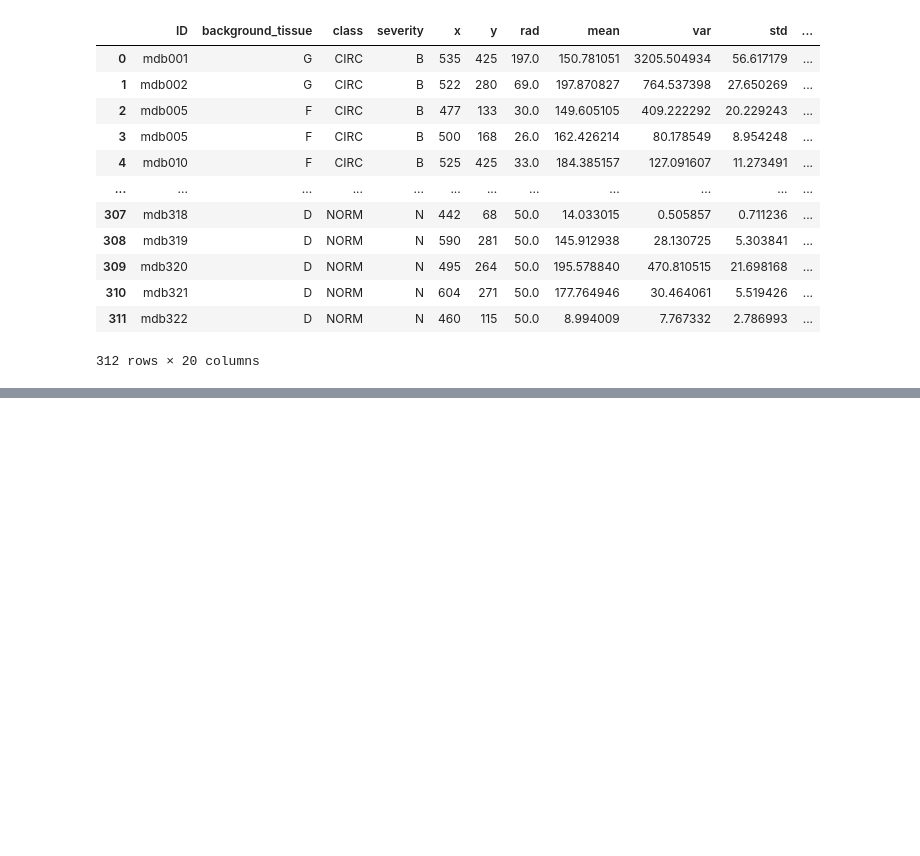
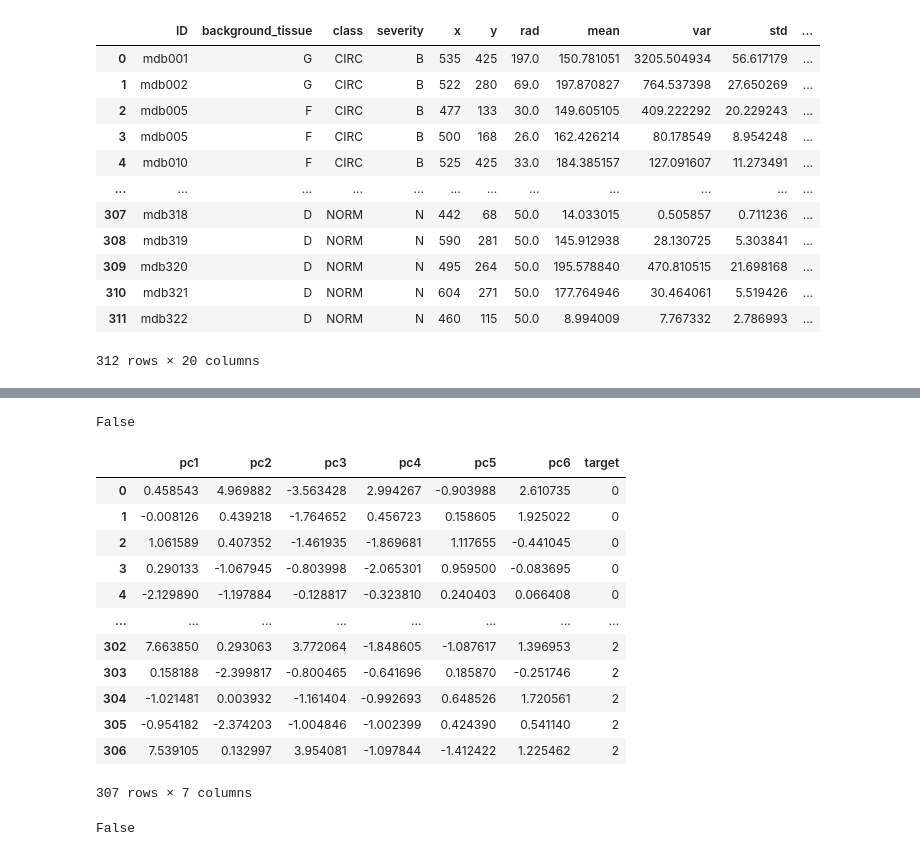
Before and after one commit to lvu5/med_project, a Jupyter notebook: PhotoMarking.ipynb, the cells around one changed output, grey strips where cells are left out. Drawn from its saved outputs; the diff is of its cells as text; code cells hidden in the pictures; blank space fills up the shorter version.

```diff
--- a/PhotoMarking.ipynb
+++ b/PhotoMarking.ipynb
@@ -393,0 +450,4 @@ df_final.to_csv("final2.csv")
+# %%
+pca = PCA()
+out = pca.fit_transform(x)
+out.shape
@@ -393,0 +475,2 @@ df_final.to_csv("final2.csv")
+# %%
+final_data = out[:,:6]
@@ -393,0 +481,3 @@ df_final.to_csv("final2.csv")
+# %%
+pcdf = pd.DataFrame( data =  final_data,
+                    columns = ['pc1', 'pc2','pc3', 'pc4','pc5','pc6'])
@@ -393,0 +499,22 @@ df_final.to_csv("final2.csv")
+# %%
+df_final['severity'].isnull().any()
+# %% [output]
+False
+# %%
+pcdf['target'] = df_final['severity'].reset_index(drop=True)
+# %%
+pcdf
+# %% [output]
+|  | pc1 | pc2 | pc3 | pc4 | pc5 | pc6 | target |
+| 0 | 0.458543 | 4.969882 | -3.563428 | 2.994267 | -0.903988 | 2.610735 | 0 |
+| 1 | -0.008126 | 0.439218 | -1.764652 | 0.456723 | 0.158605 | 1.925022 | 0 |
+| 2 | 1.061589 | 0.407352 | -1.461935 | -1.869681 | 1.117655 | -0.441045 | 0 |
+| 3 | 0.290133 | -1.067945 | -0.803998 | -2.065301 | 0.959500 | -0.083695 | 0 |
+| 4 | -2.129890 | -1.197884 | -0.128817 | -0.323810 | 0.240403 | 0.066408 | 0 |
+| ... | ... | ... | ... | ... | ... | ... | ... |
+| 302 | 7.663850 | 0.293063 | 3.772064 | -1.848605 | -1.087617 | 1.396953 | 2 |
+| 303 | 0.158188 | -2.399817 | -0.800465 | -0.641696 | 0.185870 | -0.251746 | 2 |
+| 304 | -1.021481 | 0.003932 | -1.161404 | -0.992693 | 0.648526 | 1.720561 | 2 |
+| 305 | -0.954182 | -2.374203 | -1.004846 | -1.002399 | 0.424390 | 0.541140 | 2 |
+| 306 | 7.539105 | 0.132997 | 3.954081 | -1.097844 | -1.412422 | 1.225462 | 2 |
+307 rows × 7 columns
@@ -393,0 +529,4 @@ df_final.to_csv("final2.csv")
+# %%
+y.isnull().any()
+# %% [output]
+False
```
Also changed, not shown: parts of 36 cells of this notebook, 1 other file.
